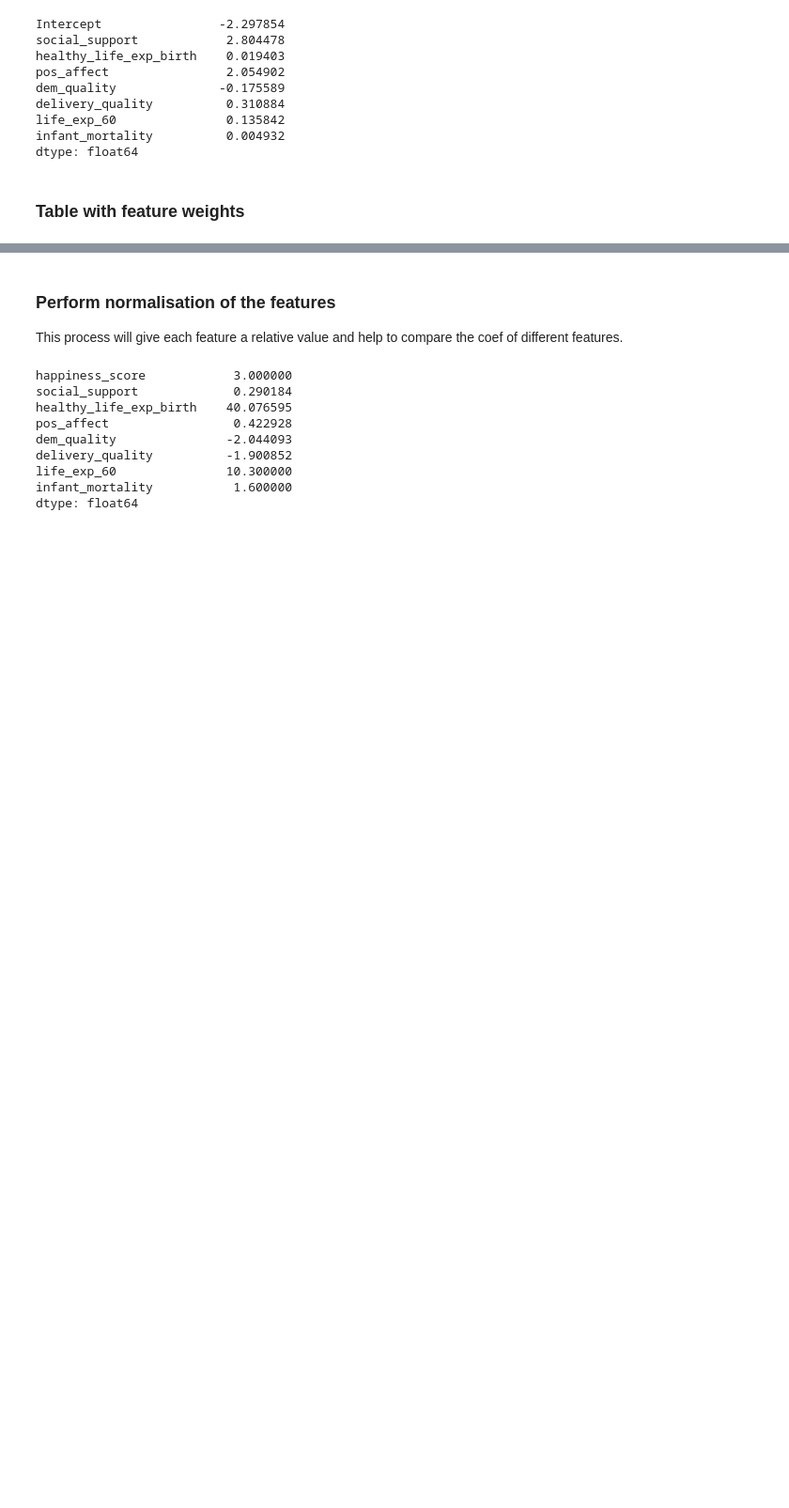
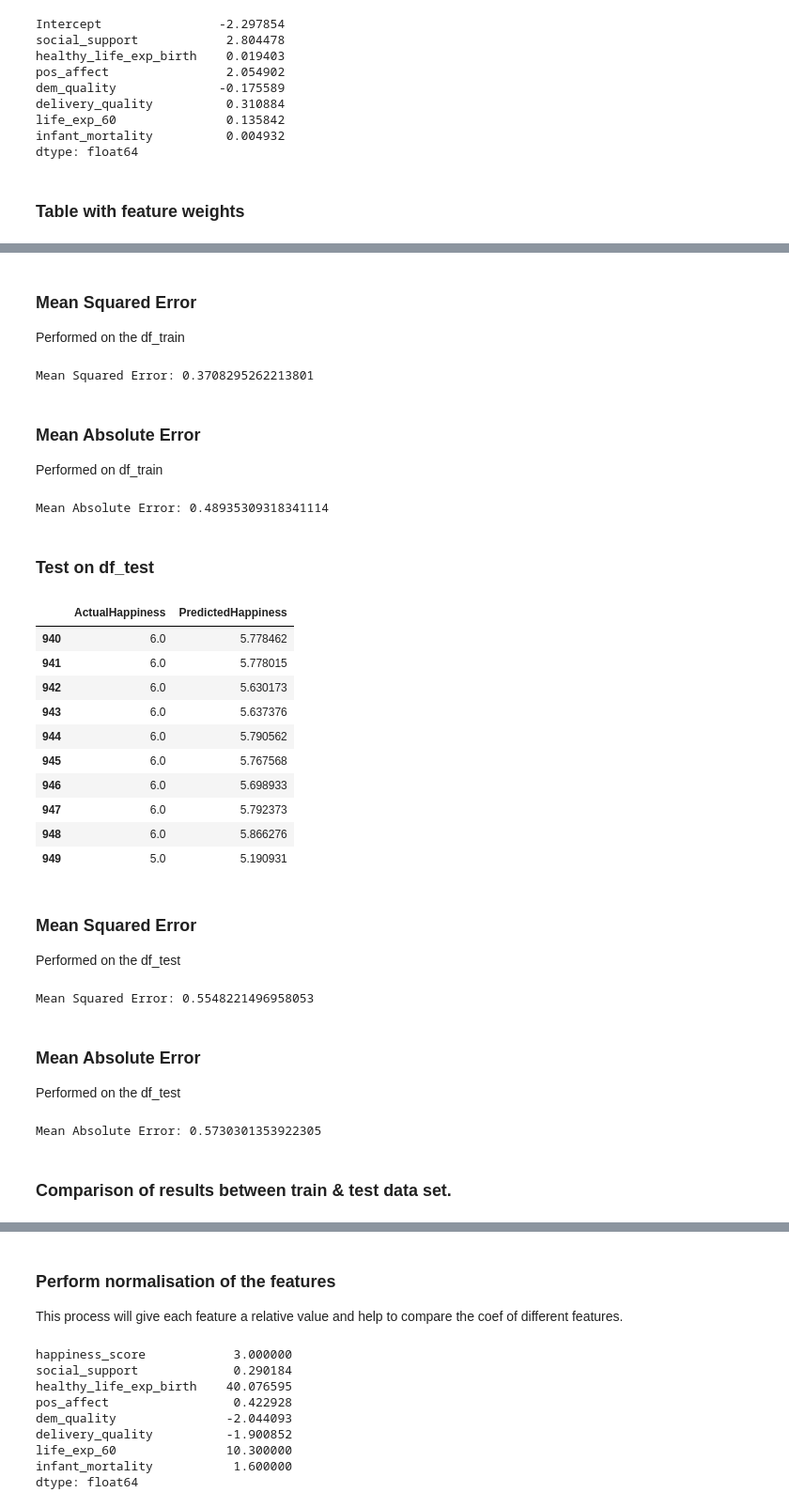
Before and after one commit to thanders/COMP47350_happiness, a Jupyter notebook: group_project/LinearRegressionAlan.ipynb, the cells around one changed output, grey strips where cells are left out. Shown at 94% size. Cells and saved outputs as stored; diff of their text form; code cells hidden in the pictures; blank space fills up the shorter version.

```diff
--- a/group_project/LinearRegressionAlan.ipynb
+++ b/group_project/LinearRegressionAlan.ipynb
@@ -242,0 +308,55 @@ strong multicollinearity or other numerical problems.
+# %% [markdown]
+### Mean Squared Error
+
+Performed on the df_train
+# %%
+mse = ((df_train.happiness_score - lm.predict(df_train))** 2).mean()
+print("\nMean Squared Error:", mse)
+# %% [output]
+Mean Squared Error: 0.3708295262213801
+# %% [markdown]
+### Mean Absolute Error
+
+Performed on df_train
+# %%
+mae = abs(df_train.happiness_score - lm.predict(df_train)).mean()
+print("\nMean Absolute Error:", mae)
+# %% [output]
+Mean Absolute Error: 0.48935309318341114
+# %% [markdown]
+### Test on df_test
+# %%
+predict_df_test = pd.DataFrame({'ActualHappiness': df_test.happiness_score, 'PredictedHappiness': lm.predict(df_test)})
+predict_df_test.head(10)
+# %% [output]
+|  | ActualHappiness | PredictedHappiness |
+| 940 | 6.0 | 5.778462 |
+| 941 | 6.0 | 5.778015 |
+| 942 | 6.0 | 5.630173 |
+| 943 | 6.0 | 5.637376 |
+| 944 | 6.0 | 5.790562 |
+| 945 | 6.0 | 5.767568 |
+| 946 | 6.0 | 5.698933 |
+| 947 | 6.0 | 5.792373 |
+| 948 | 6.0 | 5.866276 |
+| 949 | 5.0 | 5.190931 |
+# %% [markdown]
+### Mean Squared Error
+
+Performed on the df_test
+# %%
+mse = ((df_test.happiness_score - lm.predict(df_test))** 2).mean()
+print("\nMean Squared Error:", mse)
+# %% [output]
+Mean Squared Error: 0.5548221496958053
+# %% [markdown]
+### Mean Absolute Error
+
+Performed on the df_test
+# %%
+mae = abs(df_test.happiness_score - lm.predict(df_test)).mean()
+print("\nMean Absolute Error:", mae)
+# %% [output]
+Mean Absolute Error: 0.5730301353922305
+# %% [markdown]
+### Comparison of results between train & test data set.
```
Also changed, not shown: parts of 11 cells of this notebook.
